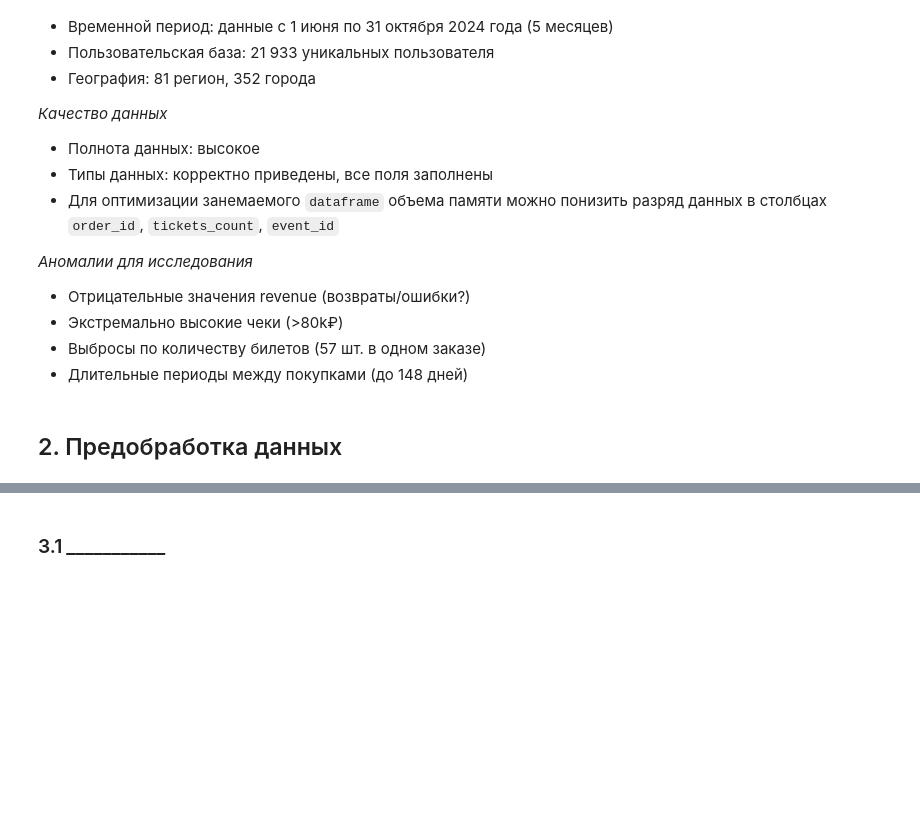
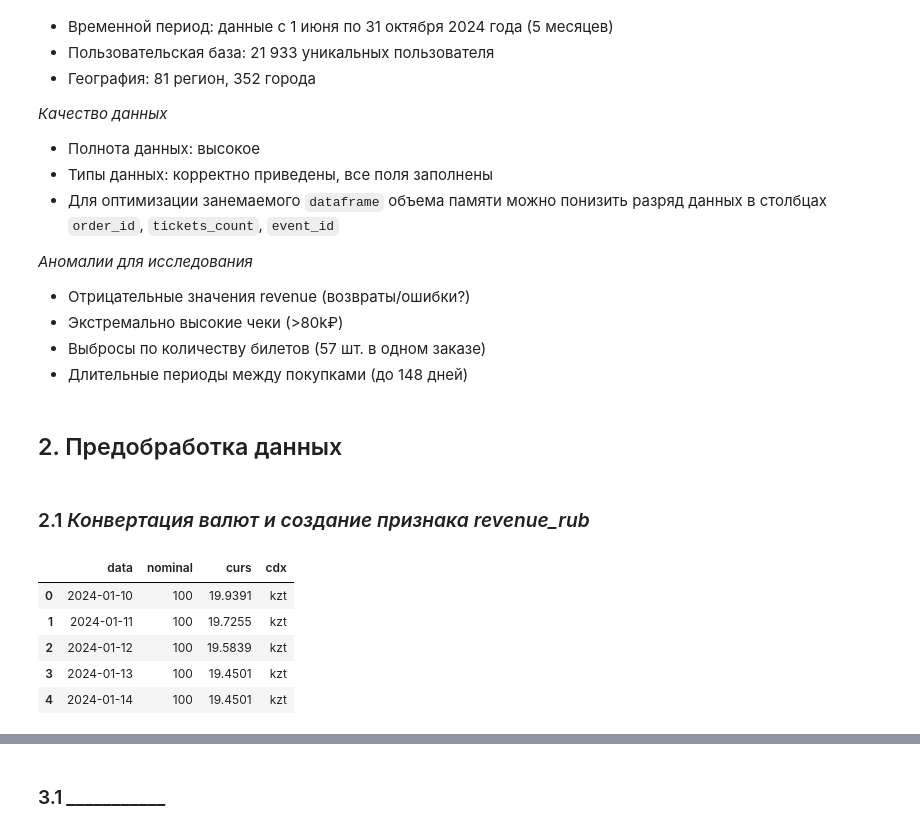
Before and after one commit to MEYakunin/Sprint9_Yandex_Afisha, a Jupyter notebook: Project.ipynb, the cells around one changed output, grey strips where cells are left out. Drawn from its saved outputs; the diff is of its cells as text; code cells hidden in the pictures; blank space fills up the shorter version.

```diff
--- a/Project.ipynb
+++ b/Project.ipynb
@@ -157,3 +157,5 @@ df.describe(include='all')
 * Длительные периоды между покупками (до 148 дней)
 # %% [markdown]
 ## 2. Предобработка данных <a id=2></a>
+# %% [markdown]
+### 2.1 *Конвертация валют и создание признака revenue_rub*
@@ -159,0 +164,9 @@ df.describe(include='all')
+# %%
+exchange_rate_tenge.head(5)
+# %% [output]
+|  | data | nominal | curs | cdx |
+| 0 | 2024-01-10 | 100 | 19.9391 | kzt |
+| 1 | 2024-01-11 | 100 | 19.7255 | kzt |
+| 2 | 2024-01-12 | 100 | 19.5839 | kzt |
+| 3 | 2024-01-13 | 100 | 19.4501 | kzt |
+| 4 | 2024-01-14 | 100 | 19.4501 | kzt |
```
Also changed, not shown: parts of 14 cells of this notebook.
